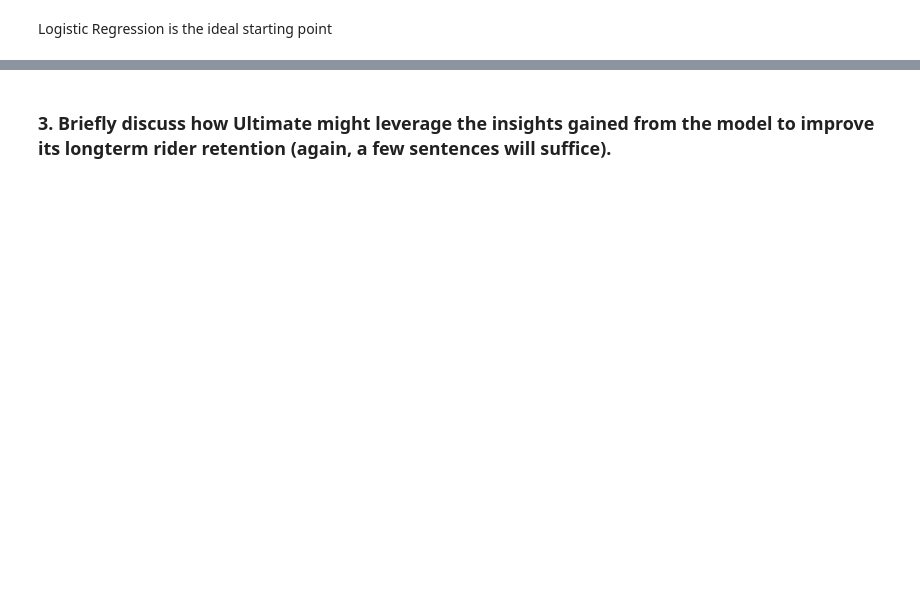
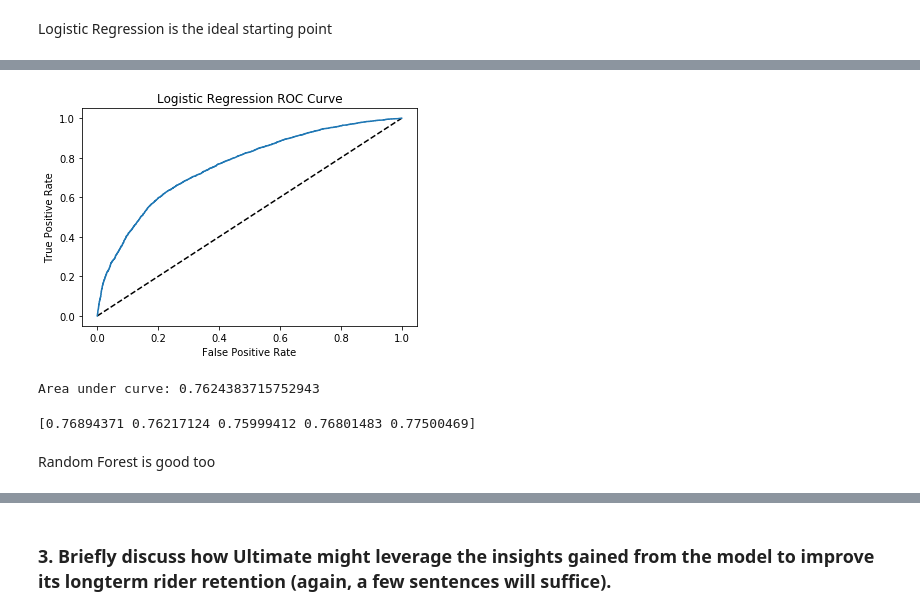
Before and after one commit to raymondgh/springboard-data-science, a Jupyter notebook: Minor Projects and Exercises/Take Home - Ultimate Technologies Inc/Ultimate Technologies.ipynb, the cells around one changed output, grey strips where cells are left out. Saved outputs shown, nothing was run; the diff lists cells and outputs as text; code cells hidden in the pictures; blank space fills up the shorter version.

```diff
--- a/Minor Projects and Exercises/Take Home - Ultimate Technologies Inc/Ultimate Technologies.ipynb
+++ b/Minor Projects and Exercises/Take Home - Ultimate Technologies Inc/Ultimate Technologies.ipynb
@@ -348,8 +353,3 @@ samples
-# %%
-samples["city"] = samples["city"].astype('category')
-samples["city"] = samples["city"].astype('category').cat.codes
-samples["phone"] = samples["phone"].astype('category')
-samples["phone"] = samples["phone"].astype('category').cat.codes
 # %%
 # split train and test data
 y = samples["retained"]
@@ -369,5 +359,0 @@ parameters_1 = {"pca__n_components":np.arange(1,12),
-# %%
-# create pipeline and train model
-pipeline_1 = Pipeline(steps_1)
-cv_1 = GridSearchCV(pipeline_1, parameters_1, cv=5)
-cv_1.fit(X_train, y_train)
@@ -389,0 +377,21 @@ array([[15533,  7771],
+# %%
+y_pred_prob = model.predict_proba(X_test)[:,1]
+fpr, tpr, thresholds = roc_curve(y_test, y_pred_prob)
+# %%
+plt.plot([0,1], [0,1], "k--")
+plt.plot(fpr, tpr, label="Logistic Regression")
+plt.xlabel("False Positive Rate")
+plt.ylabel("True Positive Rate")
+plt.title("Logistic Regression ROC Curve")
+plt.show()
+print("Area under curve:", roc_auc_score(y_test, y_pred_prob))
+# %% [output]
+[figure, added]
+Area under curve: 0.7624383715752943
+# %%
+cv_scores = cross_val_score(model, X, y, cv=5, scoring="roc_auc")
+print(cv_scores)
+# %% [output]
+[0.76894371 0.76217124 0.75999412 0.76801483 0.77500469]
+# %% [markdown]
+Random Forest is good too
```
Also changed, not shown: parts of 25 cells of this notebook.
